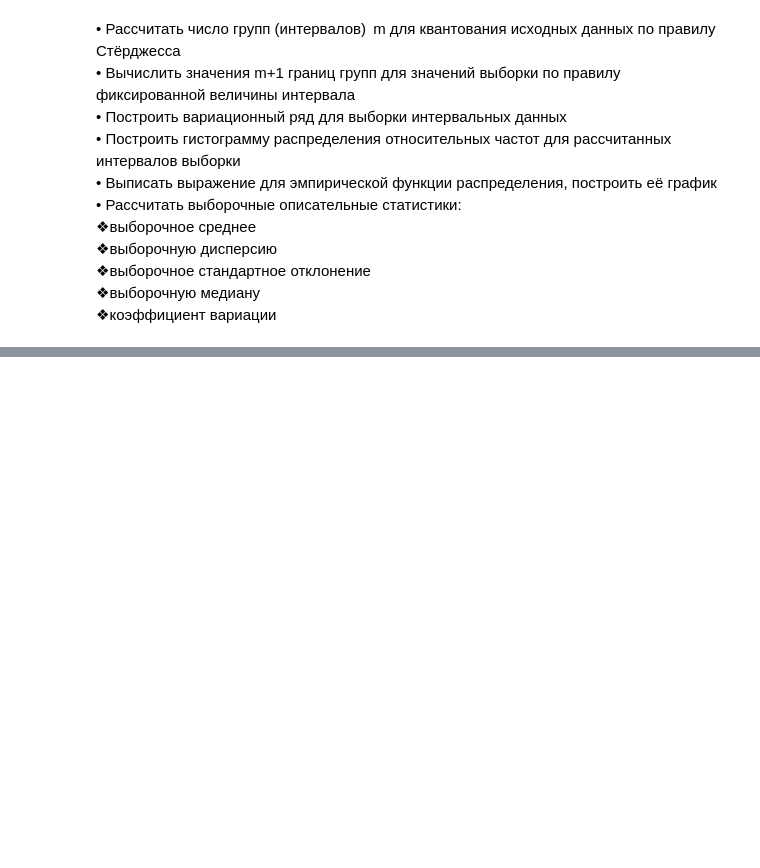
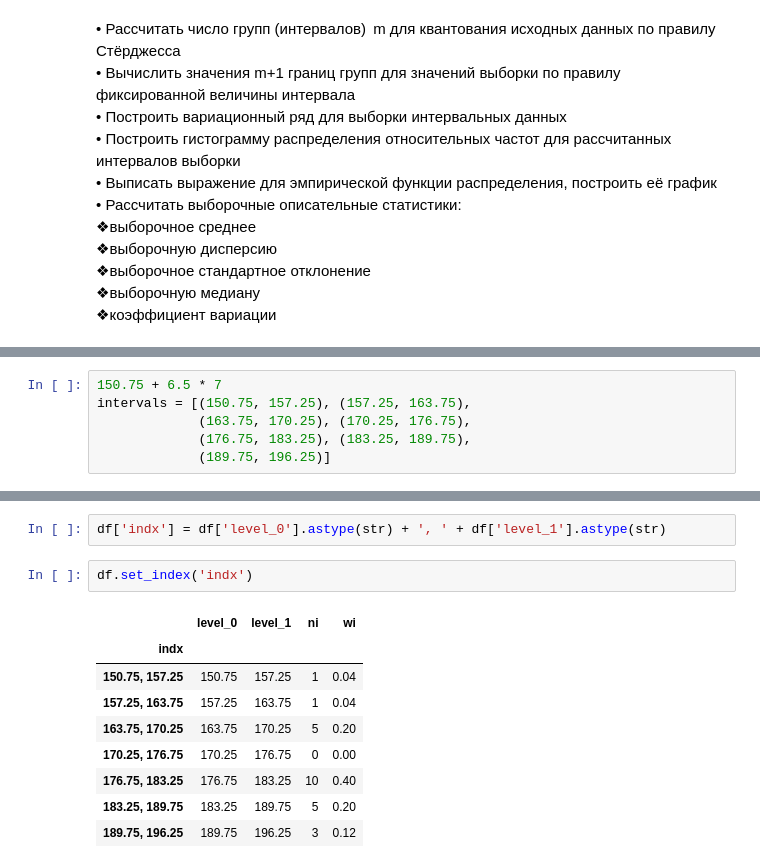
Before and after one commit to qylikss/stat, a Jupyter notebook: prac1.ipynb, the cells around one changed output, grey strips where cells are left out. Saved outputs shown, nothing was run; the diff lists cells and outputs as text; blank space fills up the shorter version.

```diff
--- a/prac1.ipynb
+++ b/prac1.ipynb
@@ -146,0 +172,6 @@ round(cov, 4)
+# %%
+150.75 + 6.5 * 7
+intervals = [(150.75, 157.25), (157.25, 163.75),
+             (163.75, 170.25), (170.25, 176.75),
+             (176.75, 183.25), (183.25, 189.75),
+             (189.75, 196.25)]
@@ -146,0 +226,14 @@ round(cov, 4)
+# %%
+df['indx'] = df['level_0'].astype(str) + ', ' + df['level_1'].astype(str)
+# %%
+df.set_index('indx')
+# %% [output]
+|  | level_0 | level_1 | ni | wi |
+| indx |  |  |  |  |
+| 150.75, 157.25 | 150.75 | 157.25 | 1 | 0.04 |
+| 157.25, 163.75 | 157.25 | 163.75 | 1 | 0.04 |
+| 163.75, 170.25 | 163.75 | 170.25 | 5 | 0.20 |
+| 170.25, 176.75 | 170.25 | 176.75 | 0 | 0.00 |
+| 176.75, 183.25 | 176.75 | 183.25 | 10 | 0.40 |
+| 183.25, 189.75 | 183.25 | 189.75 | 5 | 0.20 |
+| 189.75, 196.25 | 189.75 | 196.25 | 3 | 0.12 |
```
Also changed, not shown: parts of 23 cells of this notebook.
